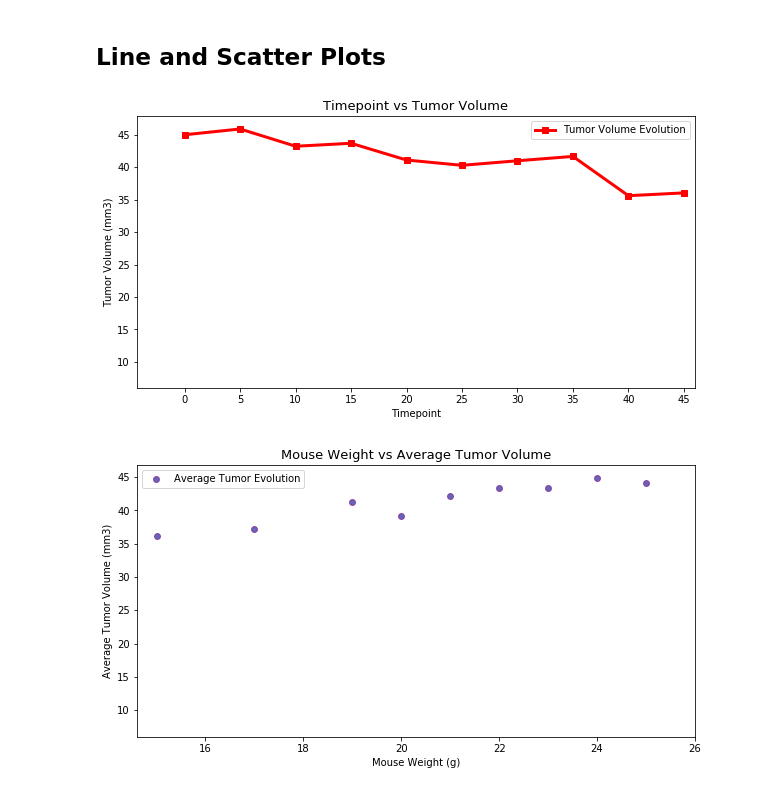
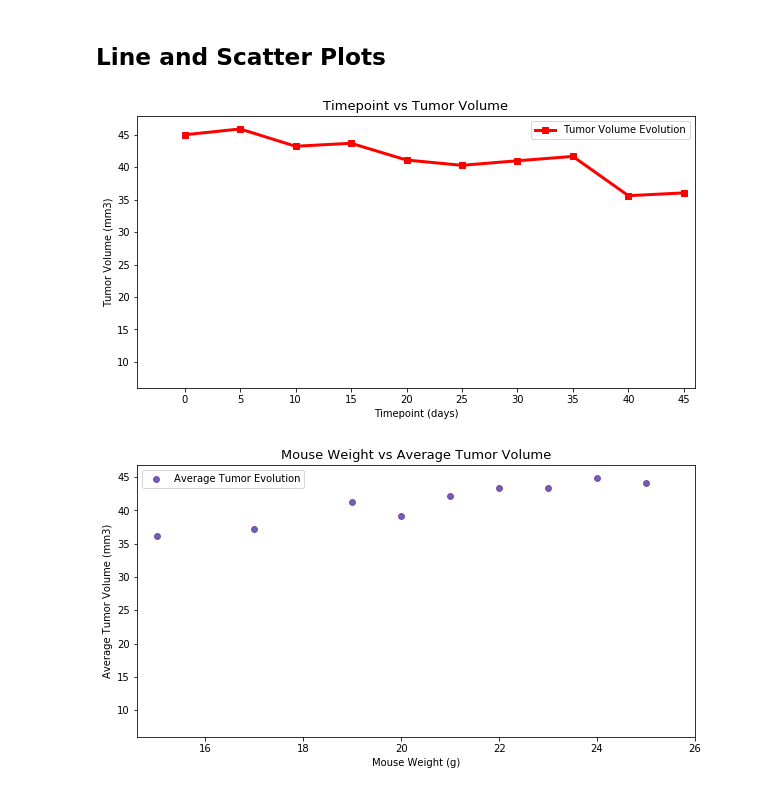
Before and after one commit to azpunit/Matplotlib-challenge, a Jupyter notebook: pymaceuticals.ipynb, the cells around one changed output. Drawn from its saved outputs; the diff is of its cells as text; code cells hidden in the pictures.

```diff
--- a/pymaceuticals.ipynb
+++ b/pymaceuticals.ipynb
@@ -419,26 +422,26 @@ plt.show()
 # %%
 # Generate a line plot of time point versus tumor volume for a mouse treated with Capomulin
 columns = ["Mouse ID", "Drug Regimen", "Sex", "Age_months", "Weight (g)", "Timepoint", "Tumor Volume (mm3)", "Metastatic Sites"]
-clean_w914_study = clean_mouse_study.loc[clean_mouse_study["Mouse ID"] == "w914", columns]
+clean_w914_study = clean_mouse_study.loc[(clean_mouse_study["Mouse ID"] == "w914"), columns]
 timepoint_list = clean_w914_study["Timepoint"]
 tumor_volume_list = clean_w914_study["Tumor Volume (mm3)"]
 
 plt.figure(figsize=(10,5))
 plt.plot(timepoint_list, tumor_volume_list, marker="s", color="red", label="Tumor Volume Evolution", linewidth=3)
 
 plt.legend(loc="best")
 plt.xticks(timepoint_list, rotation="horizontal")
 
 plt.ylim(6, max(tumor_volume_list)+2)
 plt.xlim(-4.3, max(timepoint_list)+1)
 
 plt.title("Timepoint vs Tumor Volume", fontsize=13)
-plt.xlabel("Timepoint")
+plt.xlabel("Timepoint (days)")
 plt.ylabel("Tumor Volume (mm3)")
 
 plt.show()
 # %% [output]
-[figure, old version]
+[figure, new version]
 # %%
 # Generate a scatter plot of mouse weight versus average tumor volume for the Capomulin regimen
 columns = ["Mouse ID", "Drug Regimen", "Sex", "Age_months", "Weight (g)", "Timepoint", "Tumor Volume (mm3)", "Metastatic Sites"]
```
Also changed, not shown: parts of 4 cells of this notebook, 1 other file.
